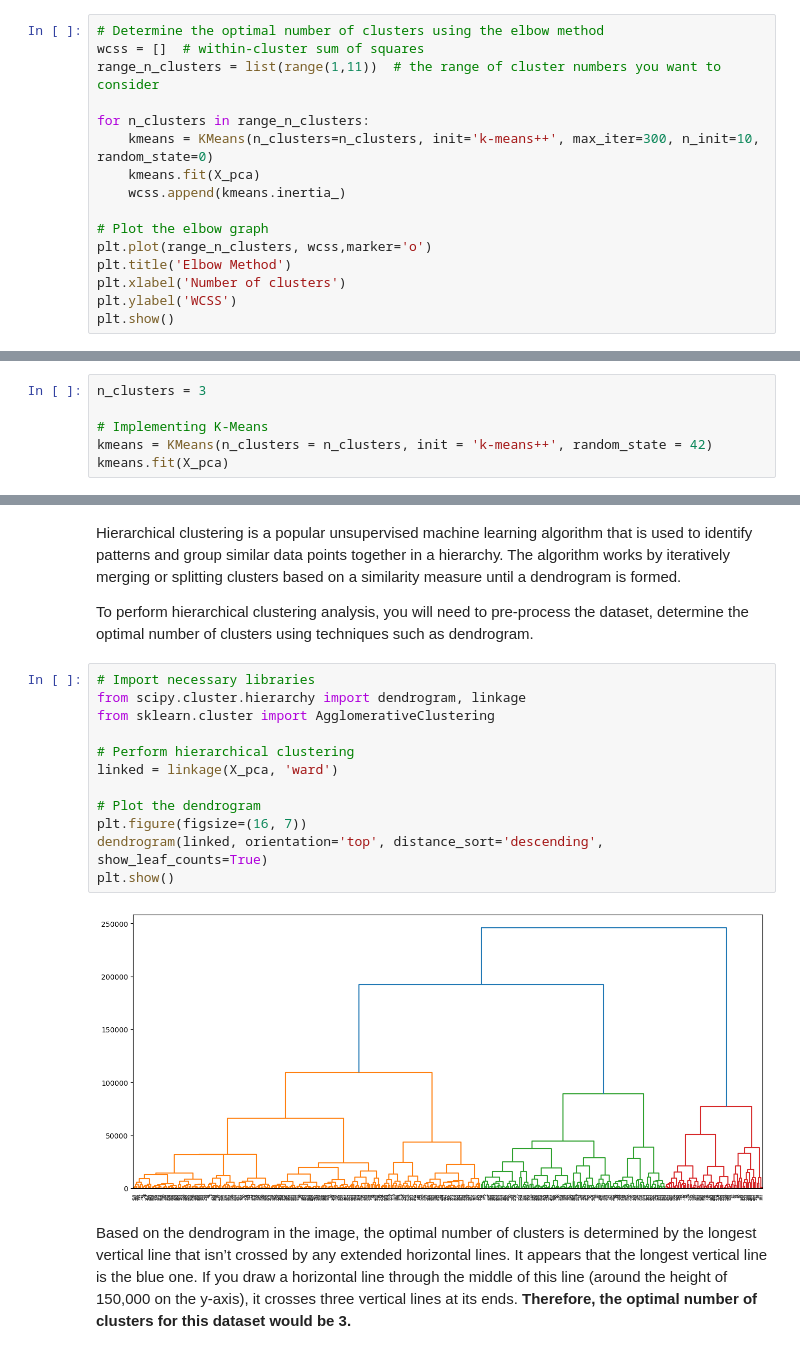
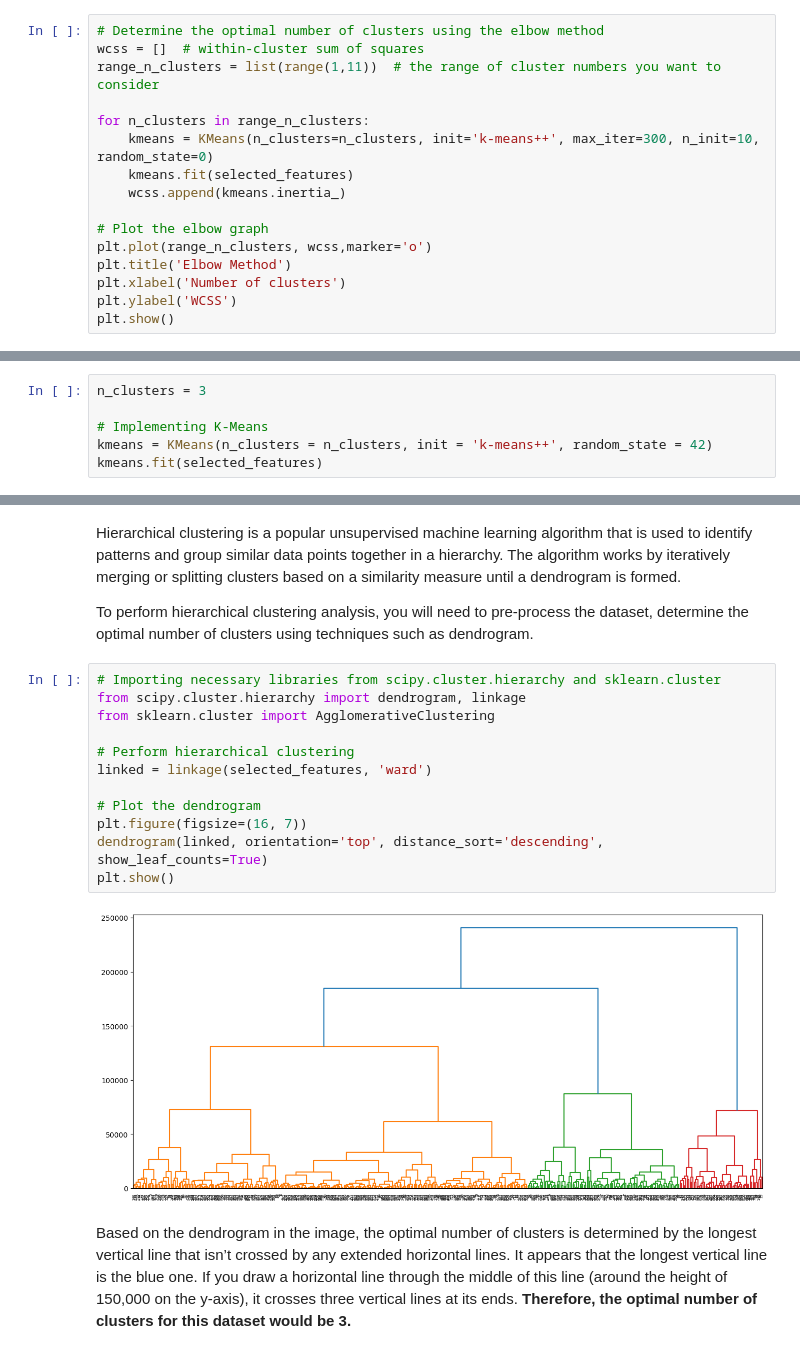
Before and after one commit to Nathan-13/ML-Project-Unsupervised-Learning, a Jupyter notebook: notebook/Unsupervised Learning - Project.ipynb, the cells around one changed output, grey strips where cells are left out. Cells and saved outputs as stored; diff of their text form.

```diff
--- a/notebook/Unsupervised Learning - Project.ipynb
+++ b/notebook/Unsupervised Learning - Project.ipynb
@@ -323,7 +314,7 @@ range_n_clusters = list(range(1,11))  # the range of cluster numbers you want to
 
 for n_clusters in range_n_clusters:
     kmeans = KMeans(n_clusters=n_clusters, init='k-means++', max_iter=300, n_init=10, random_state=0)
-    kmeans.fit(X_pca)
+    kmeans.fit(selected_features)
     wcss.append(kmeans.inertia_)
 
 # Plot the elbow graph
@@ -368,7 +362,7 @@ n_clusters = 3
 
 # Implementing K-Means
 kmeans = KMeans(n_clusters = n_clusters, init = 'k-means++', random_state = 42)
-kmeans.fit(X_pca)
+kmeans.fit(selected_features)
 # %% [output]
 KMeans(n_clusters=3, random_state=42)
 # %%
@@ -502,19 +513,19 @@ Hierarchical clustering is a popular unsupervised machine learning algorithm tha
 
 To perform hierarchical clustering analysis, you will need to pre-process the dataset, determine the optimal number of clusters using techniques such as dendrogram.
 # %%
-# Import necessary libraries
+# Importing necessary libraries from scipy.cluster.hierarchy and sklearn.cluster
 from scipy.cluster.hierarchy import dendrogram, linkage
 from sklearn.cluster import AgglomerativeClustering
 
 # Perform hierarchical clustering
-linked = linkage(X_pca, 'ward')
+linked = linkage(selected_features, 'ward')
 
 # Plot the dendrogram
 plt.figure(figsize=(16, 7))
 dendrogram(linked, orientation='top', distance_sort='descending', show_leaf_counts=True)
 plt.show()
 # %% [output]
-[figure, old version]
+[figure, new version]
 # %% [markdown]
 Based on the dendrogram in the image, the optimal number of clusters is determined by the longest vertical line that isn’t crossed by any extended horizontal lines. It appears that the longest vertical line is the blue one. If you draw a horizontal line through the middle of this line (around the height of 150,000 on the y-axis), it crosses three vertical lines at its ends. **Therefore, the optimal number of clusters for this dataset would be 3.**
 # %%
```
Also changed, not shown: parts of 24 cells of this notebook, 1 other file.
